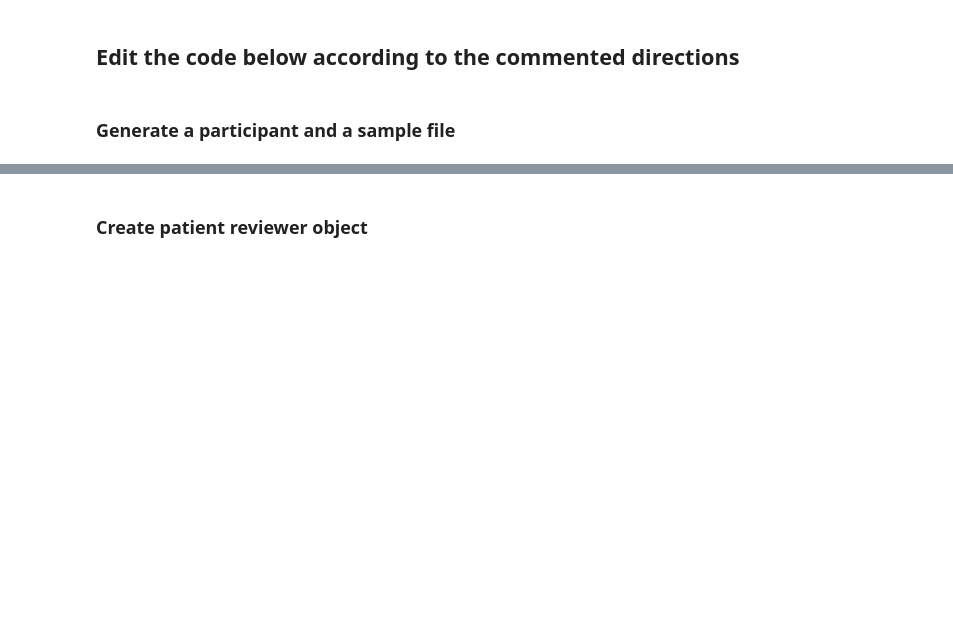
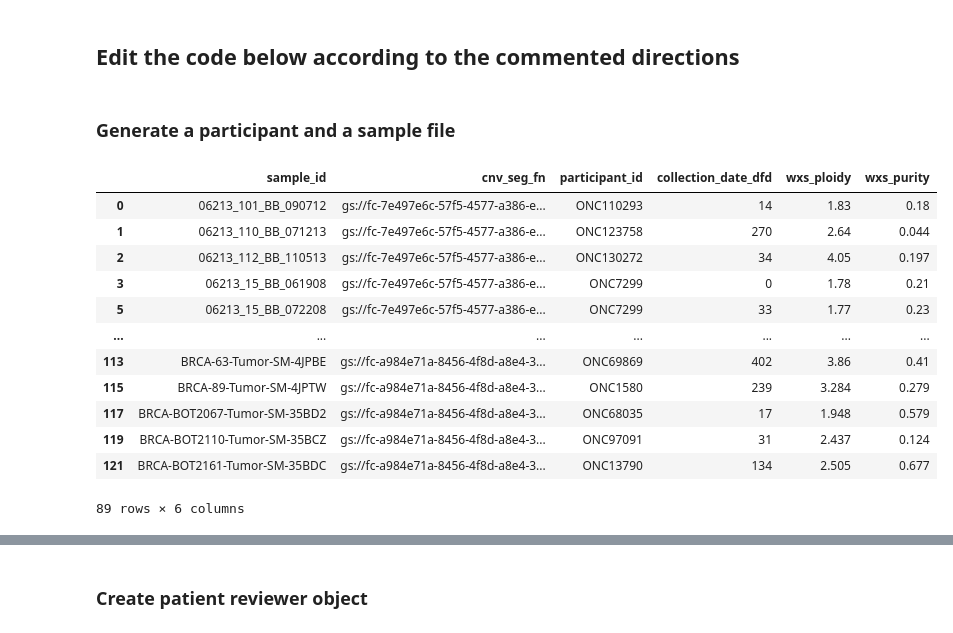
Before and after one commit to getzlab/AnnoMate, a Jupyter notebook: JupyterReviewer/Reviewers/UserPatientReviewer.ipynb, the cells around one changed output, grey strips where cells are left out. Drawn from its saved outputs; the diff is of its cells as text; code cells hidden in the pictures; blank space fills up the shorter version.

```diff
--- a/JupyterReviewer/Reviewers/UserPatientReviewer.ipynb
+++ b/JupyterReviewer/Reviewers/UserPatientReviewer.ipynb
@@ -21 +21,17 @@ samples_df, participants_df = collect_data(
 )
+# %%
+samples_df
+# %% [output]
+|  | sample_id | cnv_seg_fn | participant_id | collection_date_dfd | wxs_ploidy | wxs_purity |
+| 0 | 06213_101_BB_090712 | gs://fc-7e497e6c-57f5-4577-a386-e... | ONC110293 | 14 | 1.83 | 0.18 |
+| 1 | 06213_110_BB_071213 | gs://fc-7e497e6c-57f5-4577-a386-e... | ONC123758 | 270 | 2.64 | 0.044 |
+| 2 | 06213_112_BB_110513 | gs://fc-7e497e6c-57f5-4577-a386-e... | ONC130272 | 34 | 4.05 | 0.197 |
+| 3 | 06213_15_BB_061908 | gs://fc-7e497e6c-57f5-4577-a386-e... | ONC7299 | 0 | 1.78 | 0.21 |
+| 5 | 06213_15_BB_072208 | gs://fc-7e497e6c-57f5-4577-a386-e... | ONC7299 | 33 | 1.77 | 0.23 |
+| ... | ... | ... | ... | ... | ... | ... |
+| 113 | BRCA-63-Tumor-SM-4JPBE | gs://fc-a984e71a-8456-4f8d-a8e4-3... | ONC69869 | 402 | 3.86 | 0.41 |
+| 115 | BRCA-89-Tumor-SM-4JPTW | gs://fc-a984e71a-8456-4f8d-a8e4-3... | ONC1580 | 239 | 3.284 | 0.279 |
+| 117 | BRCA-BOT2067-Tumor-SM-35BD2 | gs://fc-a984e71a-8456-4f8d-a8e4-3... | ONC68035 | 17 | 1.948 | 0.579 |
+| 119 | BRCA-BOT2110-Tumor-SM-35BCZ | gs://fc-a984e71a-8456-4f8d-a8e4-3... | ONC97091 | 31 | 2.437 | 0.124 |
+| 121 | BRCA-BOT2161-Tumor-SM-35BDC | gs://fc-a984e71a-8456-4f8d-a8e4-3... | ONC13790 | 134 | 2.505 | 0.677 |
+89 rows × 6 columns
```
Also changed, not shown: parts of 2 cells of this notebook, 2 other files.
